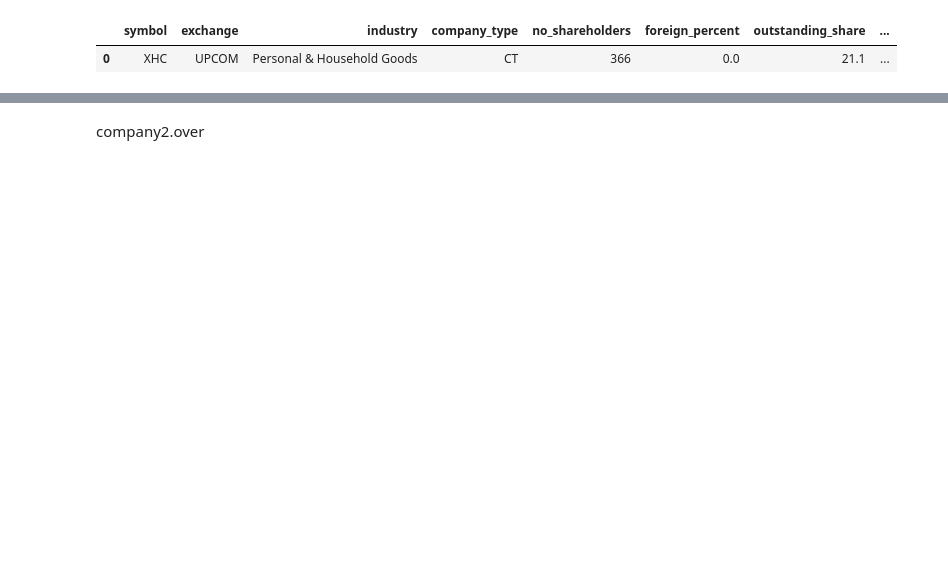
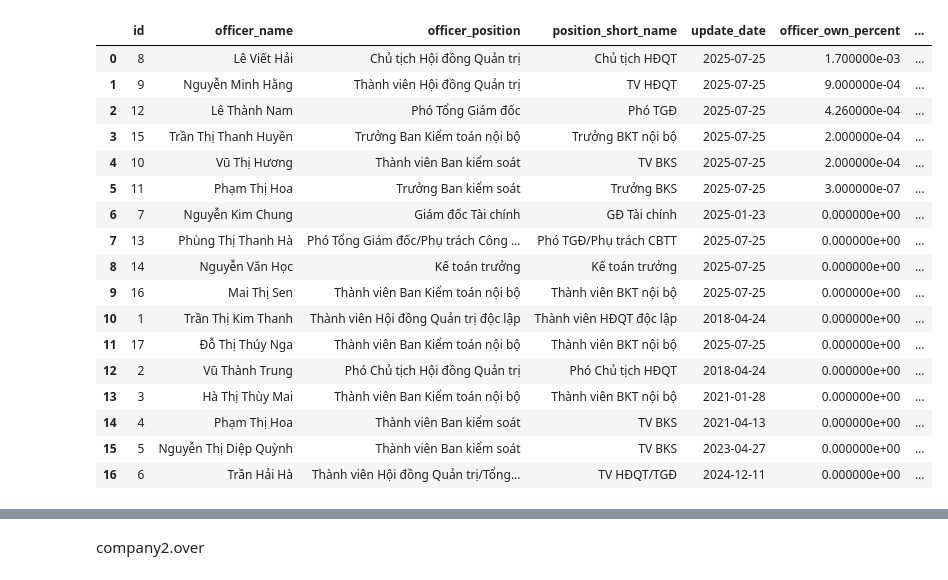
Before and after one commit to tohieu1603/pynews, a Jupyter notebook: readme.ipynb, the cells around one changed output, grey strips where cells are left out. Drawn from its saved outputs; the diff is of its cells as text; code cells hidden in the pictures; blank space fills up the shorter version.

```diff
--- a/readme.ipynb
+++ b/readme.ipynb
@@ -7,5 +9,21 @@ listing = Listing()
 # %%
-company.overview()
+company.officers()
 # %% [output]
-|  | symbol | exchange | industry | company_type | no_shareholders | foreign_percent | outstanding_share | ... |
-| 0 | XHC | UPCOM | Personal & Household Goods | CT | 366 | 0.0 | 21.1 | ... |
+|  | id | officer_name | officer_position | position_short_name | update_date | officer_own_percent | ... |
+| 0 | 8 | Lê Viết Hải | Chủ tịch Hội đồng Quản trị | Chủ tịch HĐQT | 2025-07-25 | 1.700000e-03 | ... |
+| 1 | 9 | Nguyễn Minh Hằng | Thành viên Hội đồng Quản trị | TV HĐQT | 2025-07-25 | 9.000000e-04 | ... |
+| 2 | 12 | Lê Thành Nam | Phó Tổng Giám đốc | Phó TGĐ | 2025-07-25 | 4.260000e-04 | ... |
+| 3 | 15 | Trần Thị Thanh Huyền | Trưởng Ban Kiểm toán nội bộ | Trưởng BKT nội bộ | 2025-07-25 | 2.000000e-04 | ... |
+| 4 | 10 | Vũ Thị Hương | Thành viên Ban kiểm soát | TV BKS | 2025-07-25 | 2.000000e-04 | ... |
+| 5 | 11 | Phạm Thị Hoa | Trưởng Ban kiểm soát | Trưởng BKS | 2025-07-25 | 3.000000e-07 | ... |
+| 6 | 7 | Nguyễn Kim Chung | Giám đốc Tài chính | GĐ Tài chính | 2025-01-23 | 0.000000e+00 | ... |
+| 7 | 13 | Phùng Thị Thanh Hà | Phó Tổng Giám đốc/Phụ trách Công ... | Phó TGĐ/Phụ trách CBTT | 2025-07-25 | 0.000000e+00 | ... |
+| 8 | 14 | Nguyễn Văn Học | Kế toán trưởng | Kế toán trưởng | 2025-07-25 | 0.000000e+00 | ... |
+| 9 | 16 | Mai Thị Sen | Thành viên Ban Kiểm toán nội bộ | Thành viên BKT nội bộ | 2025-07-25 | 0.000000e+00 | ... |
+| 10 | 1 | Trần Thị Kim Thanh | Thành viên Hội đồng Quản trị độc lập | Thành viên HĐQT độc lập | 2018-04-24 | 0.000000e+00 | ... |
+| 11 | 17 | Đỗ Thị Thúy Nga | Thành viên Ban Kiểm toán nội bộ | Thành viên BKT nội bộ | 2025-07-25 | 0.000000e+00 | ... |
+| 12 | 2 | Vũ Thành Trung | Phó Chủ tịch Hội đồng Quản trị | Phó Chủ tịch HĐQT | 2018-04-24 | 0.000000e+00 | ... |
+| 13 | 3 | Hà Thị Thùy Mai | Thành viên Ban Kiểm toán nội bộ | Thành viên BKT nội bộ | 2021-01-28 | 0.000000e+00 | ... |
+| 14 | 4 | Phạm Thị Hoa | Thành viên Ban kiểm soát | TV BKS | 2021-04-13 | 0.000000e+00 | ... |
+| 15 | 5 | Nguyễn Thị Diệp Quỳnh | Thành viên Ban kiểm soát | TV BKS | 2023-04-27 | 0.000000e+00 | ... |
+| 16 | 6 | Trần Hải Hà | Thành viên Hội đồng Quản trị/Tổng... | TV HĐQT/TGĐ | 2024-12-11 | 0.000000e+00 | ... |
```
Also changed, not shown: parts of 3 cells of this notebook, 5 other files.
